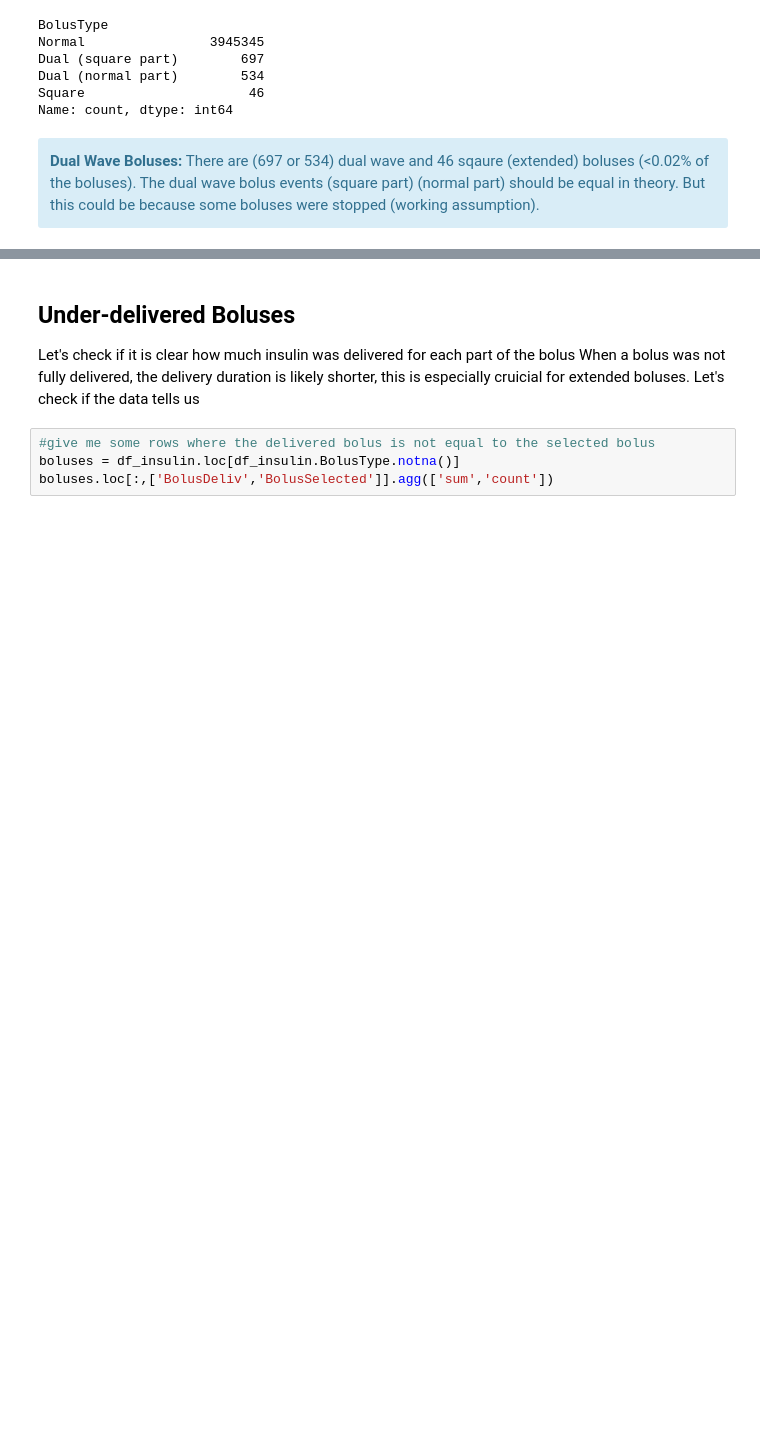
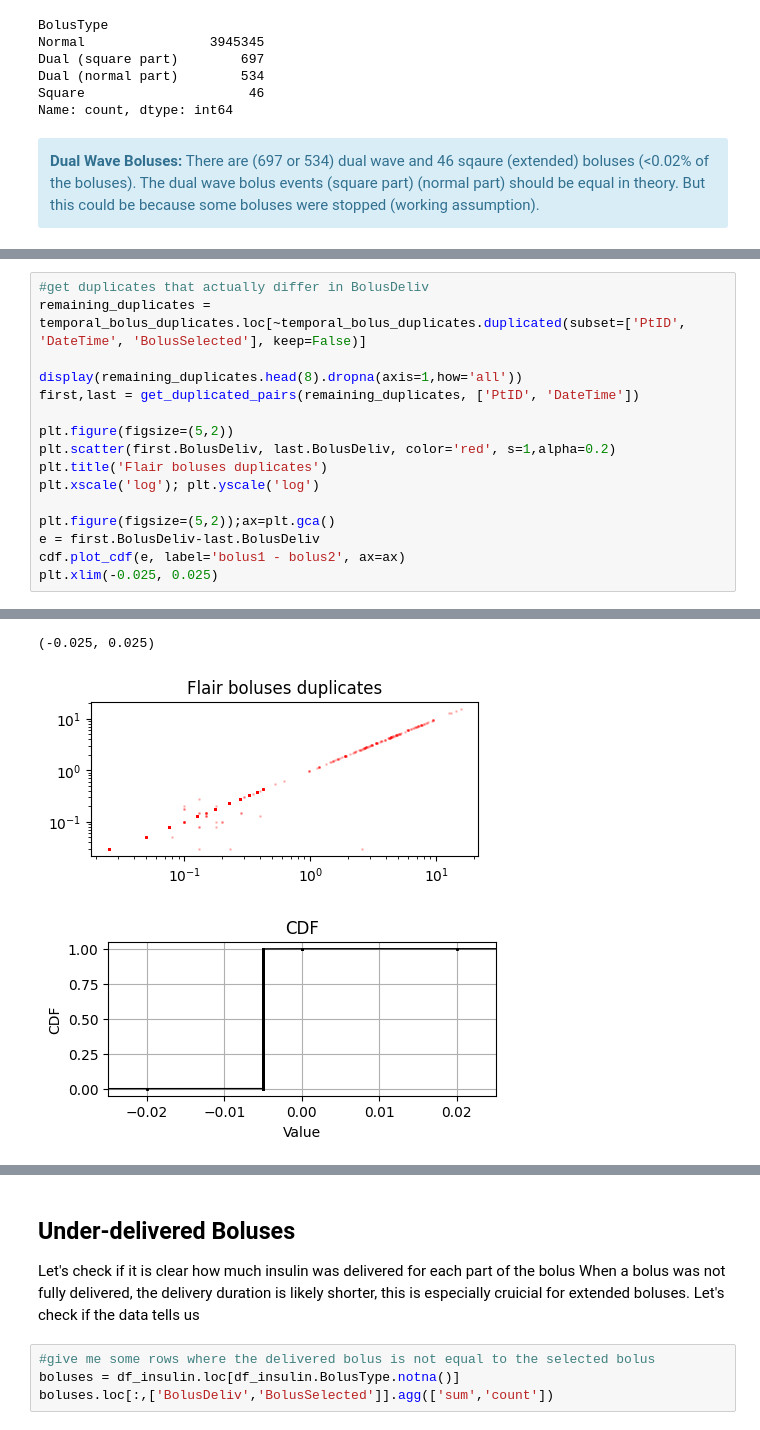
Before and after one commit to nudgebg/egvinsulin, a Jupyter notebook: notebooks/understand-flair-dataset/understand-flair-dataset.ipynb, the cells around one changed output, grey strips where cells are left out. Drawn from its saved outputs; the diff is of its cells as text; blank space fills up the shorter version.

```diff
--- a/notebooks/understand-flair-dataset/understand-flair-dataset.ipynb
+++ b/notebooks/understand-flair-dataset/understand-flair-dataset.ipynb
@@ -796,0 +898,17 @@ Name: count, dtype: int64
+# %%
+#get duplicates that actually differ in BolusDeliv
+remaining_duplicates = temporal_bolus_duplicates.loc[~temporal_bolus_duplicates.duplicated(subset=['PtID', 'DateTime', 'BolusSelected'], keep=False)]
+
+display(remaining_duplicates.head(8).dropna(axis=1,how='all'))
+first,last = get_duplicated_pairs(remaining_duplicates, ['PtID', 'DateTime'])
+
+plt.figure(figsize=(5,2))
+plt.scatter(first.BolusDeliv, last.BolusDeliv, color='red', s=1,alpha=0.2)
+plt.title('Flair boluses duplicates')
+plt.xscale('log'); plt.yscale('log')
+
+plt.figure(figsize=(5,2));ax=plt.gca()
+e = first.BolusDeliv-last.BolusDeliv
+cdf.plot_cdf(e, label='bolus1 - bolus2', ax=ax)
+plt.xlim(-0.025, 0.025)
+# %% [output]
@@ -796,0 +924,3 @@ Name: count, dtype: int64
+(-0.025, 0.025)
+[figure, added]
+[figure, added]
```
Also changed, not shown: parts of 14 cells of this notebook, 4 other files.
